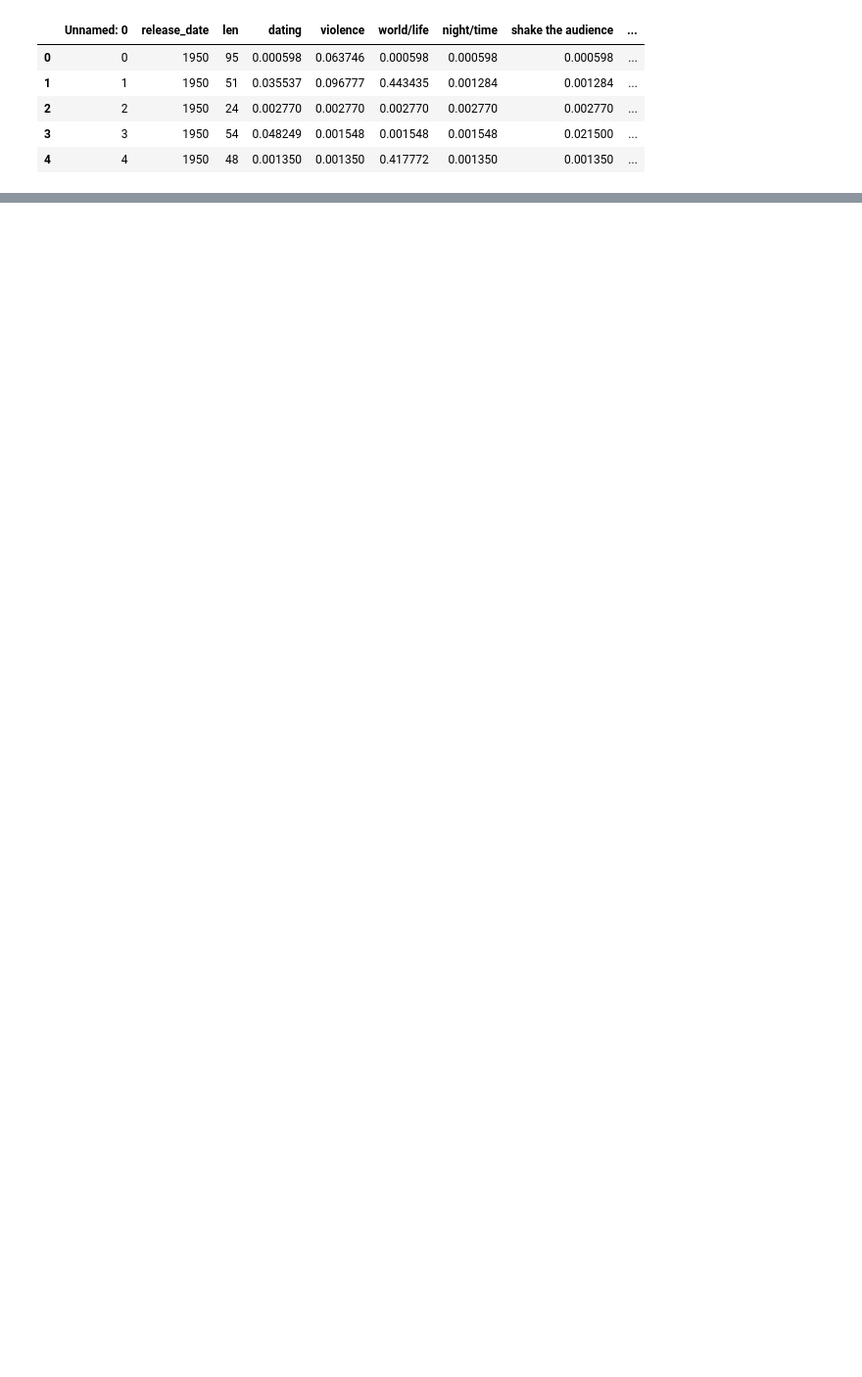
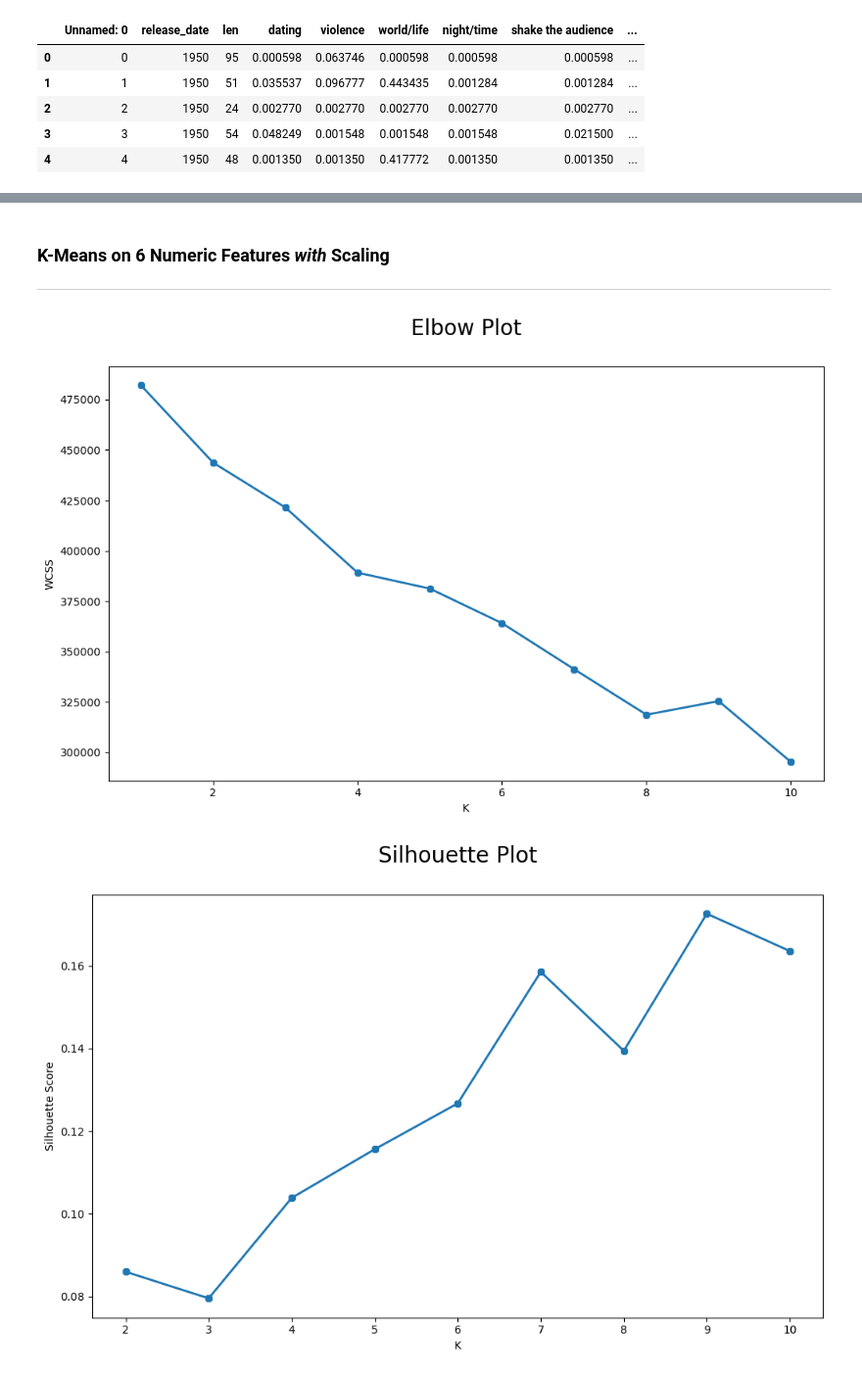
Before and after one commit to thetechleila/Music-Recommendation-Algorithm, a Jupyter notebook: code/model.ipynb, the cells around one changed output, grey strips where cells are left out. Shown at 98% size. Saved outputs shown, nothing was run; the diff lists cells and outputs as text; code cells hidden in the pictures; blank space fills up the shorter version.

```diff
--- a/code/model.ipynb
+++ b/code/model.ipynb
@@ -109,0 +137,45 @@ plt.show()
+# %% [markdown]
+### **K-Means on 6 Numeric Features *with* Scaling**
+___
+# %%
+# Create a new KMeans object with 2 clusters.
+# Scaler used to make sure variables have equal range
+
+scaler = StandardScaler()
+
+#fit the KMeans object
+X1_scaled = scaler.fit_transform(X1)
+
+wcss_scaled = []
+for k in range(1, 11):
+    kmeans = KMeans(n_clusters=k, init="k-means++")
+    kmeans.fit(X1_scaled)
+    wcss_scaled.append(kmeans.inertia_)
+
+plt.figure(figsize = (12, 7))
+
+plt.plot(range(1, 11), wcss_scaled, linewidth = 2, marker = '8')
+plt.title('Elbow Plot\n', fontsize = 20)
+plt.xlabel('K')
+plt.ylabel('WCSS')
+plt.show()
+
+
+# create a plot of silhoutte score
+
+silhouette_scaled = []
+for k in range(2, 11):
+    kmeans = KMeans(n_clusters=k, init="k-means++")
+    predictions = kmeans.fit_predict(X1_scaled)
+    silhouette_scaled.append(metrics.silhouette_score(X1_scaled, predictions))
+
+plt.figure(figsize = (12, 7))
+
+plt.plot(range(2, 11), silhouette_scaled, linewidth = 2, marker = '8')
+plt.title('Silhouette Plot\n', fontsize = 20)
+plt.xlabel('K')
+plt.ylabel('Silhouette Score')
+plt.show()
+# %% [output]
+[figure, added]
+[figure, added]
```
Also changed, not shown: parts of 22 cells of this notebook, 2 other files.
